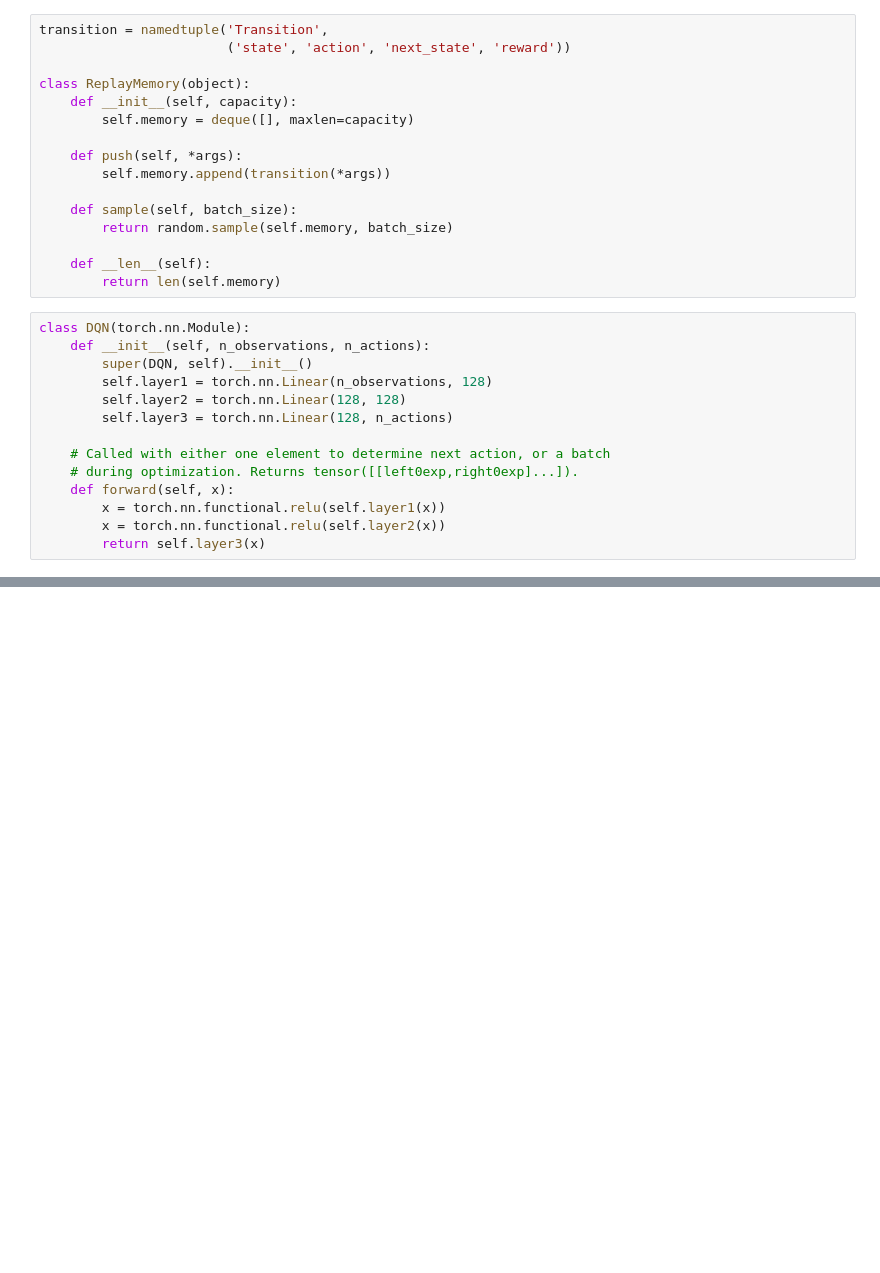
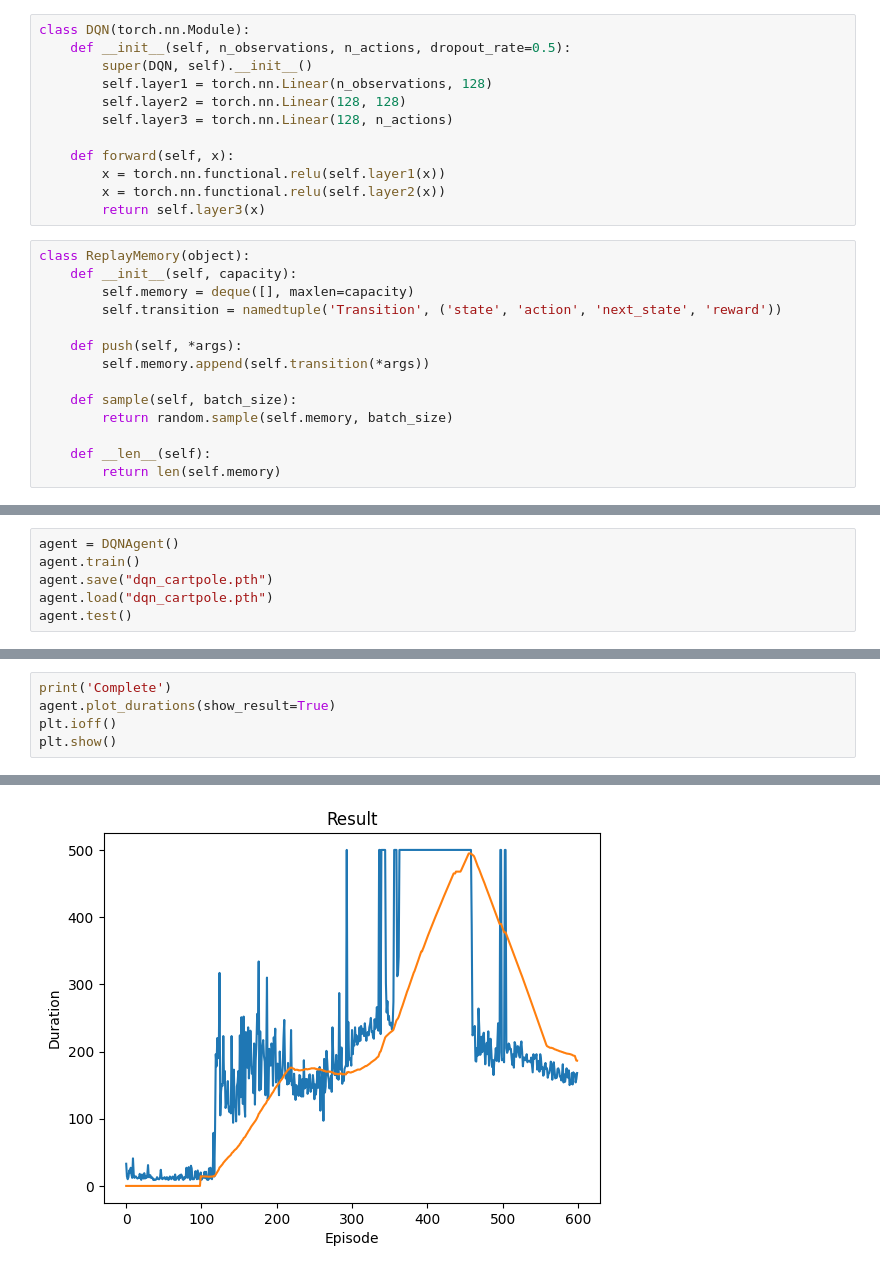
Before and after one commit to jmariscal-harana/dummy-problems, a Jupyter notebook: notebooks/dqn_cartpole.ipynb, the cells around one changed output, grey strips where cells are left out. Drawn from its saved outputs; the diff is of its cells as text; blank space fills up the shorter version.

```diff
--- a/notebooks/dqn_cartpole.ipynb
+++ b/notebooks/dqn_cartpole.ipynb
@@ -17,30 +11,26 @@ Using device: cpu
+# %%
+class DQN(torch.nn.Module):
+    def __init__(self, n_observations, n_actions, dropout_rate=0.5):
+        super(DQN, self).__init__()
+        self.layer1 = torch.nn.Linear(n_observations, 128)
+        self.layer2 = torch.nn.Linear(128, 128)
+        self.layer3 = torch.nn.Linear(128, n_actions)
+
+    def forward(self, x):
+        x = torch.nn.functional.relu(self.layer1(x))
+        x = torch.nn.functional.relu(self.layer2(x))
+        return self.layer3(x)
 # %%
-transition = namedtuple('Transition',
-                        ('state', 'action', 'next_state', 'reward'))
-
 class ReplayMemory(object):
     def __init__(self, capacity):
         self.memory = deque([], maxlen=capacity)
+        self.transition = namedtuple('Transition', ('state', 'action', 'next_state', 'reward'))
 
     def push(self, *args):
-        self.memory.append(transition(*args))
+        self.memory.append(self.transition(*args))
 
     def sample(self, batch_size):
         return random.sample(self.memory, batch_size)
 
     def __len__(self):
         return len(self.memory)
-# %%
-class DQN(torch.nn.Module):
-    def __init__(self, n_observations, n_actions):
-        super(DQN, self).__init__()
-        self.layer1 = torch.nn.Linear(n_observations, 128)
-        self.layer2 = torch.nn.Linear(128, 128)
-        self.layer3 = torch.nn.Linear(128, n_actions)
-
-    # Called with either one element to determine next action, or a batch
-    # during optimization. Returns tensor([[left0exp,right0exp]...]).
-    def forward(self, x):
-        x = torch.nn.functional.relu(self.layer1(x))
-        x = torch.nn.functional.relu(self.layer2(x))
-        return self.layer3(x)
@@ -214,0 +218,6 @@ plt.show()
+# %%
+agent = DQNAgent()
+agent.train()
+agent.save("dqn_cartpole.pth")
+agent.load("dqn_cartpole.pth")
+agent.test()
@@ -214,0 +235,6 @@ plt.show()
+# %%
+print('Complete')
+agent.plot_durations(show_result=True)
+plt.ioff()
+plt.show()
+# %% [output]
@@ -214,0 +242 @@ plt.show()
+[figure, added]
```
Also changed, not shown: parts of 7 cells of this notebook, 1 other file.
